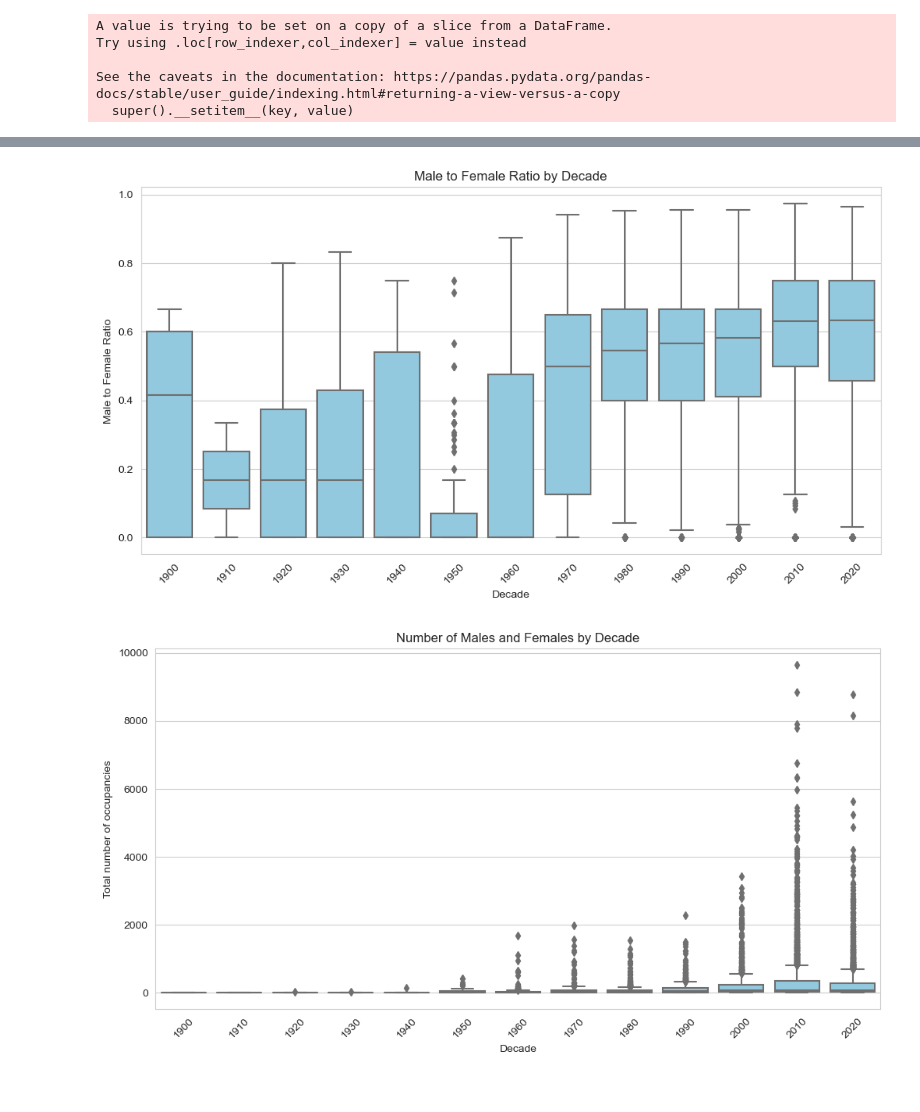
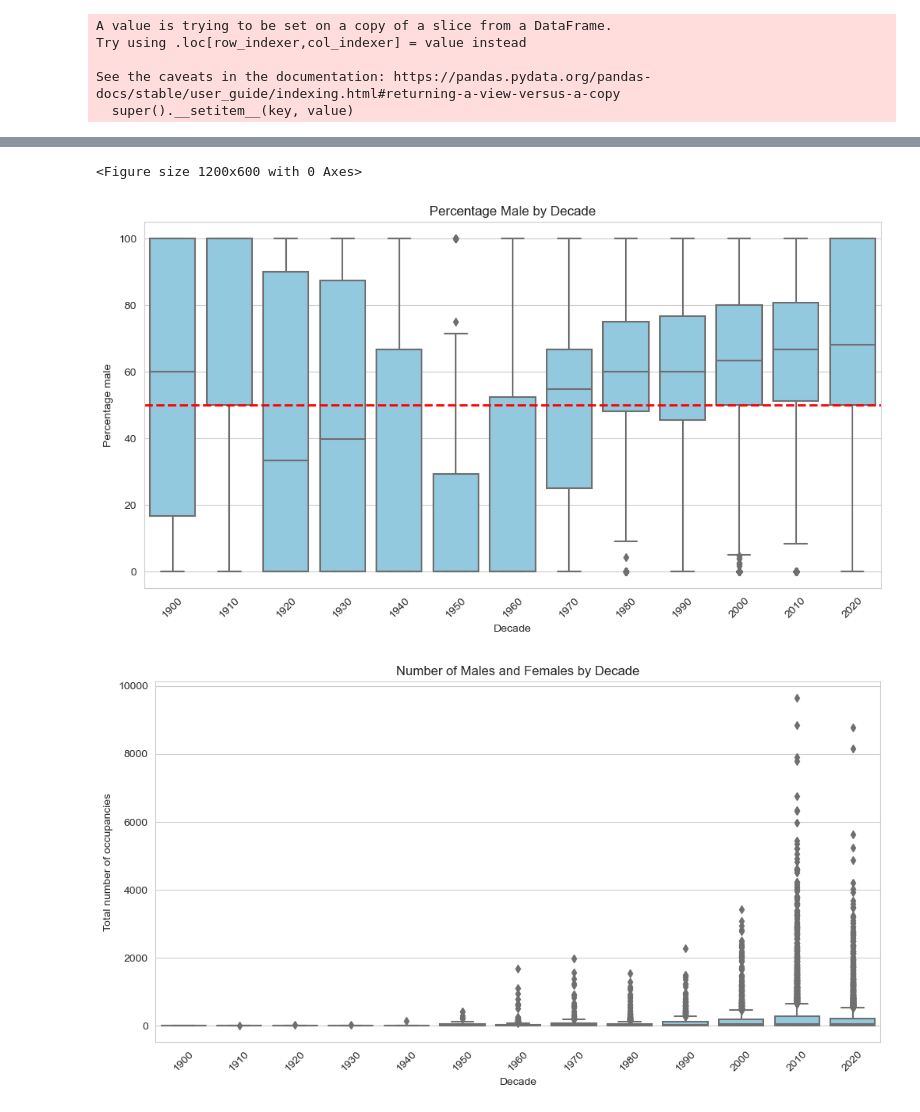
Before and after one commit to b-cubed-eu/hackathon-projects-2024, a Jupyter notebook: projects/12/ducksexcube.ipynb, the cells around one changed output, grey strips where cells are left out. Drawn from its saved outputs; the diff is of its cells as text; code cells hidden in the pictures.

```diff
--- a/projects/12/ducksexcube.ipynb
+++ b/projects/12/ducksexcube.ipynb
@@ -317,7 +317,11 @@ plt.show()
 filtered_gdf = filtered_gdf[(filtered_gdf['female_count'] > 1) | (filtered_gdf['male_count'] > 1)]
 # %%
 # Ensure there's no division by zero
-filtered_gdf['male_to_female_ratio'] = np.where(filtered_gdf['female_count'] > 0, filtered_gdf['male_count'] / (filtered_gdf['female_count'] + filtered_gdf['male_count']), np.nan)
+#filtered_gdf['male_to_female_ratio'] = np.where(filtered_gdf['female_count'] > 0, filtered_gdf['male_count'] / (filtered_gdf['female_count'] + filtered_gdf['male_count']), np.nan)
+#filtered_gdf['male_to_female_ratio'] = np.where(filtered_gdf['female_count'] > 0, (filtered_gdf['male_count'] / filtered_gdf['female_count'])*100, np.nan)
+
+
+filtered_gdf['percentage_male'] = np.where(filtered_gdf['female_count'] > -1, 100*(filtered_gdf['male_count'] / (filtered_gdf['female_count'] + filtered_gdf['male_count'])), np.nan)
 # %% [output]
 A value is trying to be set on a copy of a slice from a DataFrame.
 Try using .loc[row_indexer,col_indexer] = value instead
@@ -365,26 +371,34 @@ plt.show()
 # %%
 # Drop NaN values from your dataset
-filtered_gdf = filtered_gdf.dropna(subset=['decade', 'male_to_female_ratio'])
+filtered_gdf = filtered_gdf.dropna(subset=['decade', 'percentage_male'])
 
 # Also, ensure there are no infinite values
-filtered_gdf = filtered_gdf.replace([np.inf, -np.inf], np.nan).dropna(subset=['decade', 'male_to_female_ratio'])
+filtered_gdf = filtered_gdf.replace([np.inf, -np.inf], np.nan).dropna(subset=['decade', 'percentage_male'])
 # %%
 # Setting the aesthetic style of the plots
 sns.set_style("whitegrid")
 
 plt.figure(figsize=(12, 6))
+fig, ax = plt.subplots(figsize=(12, 6))
 
 # Create a box plot
-sns.boxplot(x='decade', y='male_to_female_ratio', data=filtered_gdf, color='skyblue')
+sns.boxplot(x='decade', y='percentage_male', data=filtered_gdf, color='skyblue', ax=ax)
 
-plt.title('Male to Female Ratio by Decade')
+# Set the y-axis to a logarithmic scale
+ax.set_yscale('linear')
+
+# Adding a dotted horizontal line at 50%
+ax.axhline(y=50, color='red', linestyle='--', linewidth=2, label='50% line')
+
+plt.title('Percentage Male by Decade')
 plt.xlabel('Decade')
-plt.ylabel('Male to Female Ratio')
+plt.ylabel('Percentage male')
 plt.xticks(rotation=45)  # Rotate the x-axis labels for better readability
 plt.savefig('ratiotimeseries.jpg', dpi=600, format='jpg')
 plt.show()
 # %% [output]
+<Figure size 1200x600 with 0 Axes>
-[figure, old version]
+[figure, new version]
 # %%
 # Setting the aesthetic style of the plots
 sns.set_style("whitegrid")
@@ -392,7 +406,7 @@ sns.set_style("whitegrid")
 plt.figure(figsize=(12, 6))
 
 # Set the y-axis to log scale
-ax.set_yscale('log')
+ax.set_yscale('linear')
 
 # Create a box plot
 sns.boxplot(x='decade', y='count', data=filtered_gdf, color='skyblue')
@@ -404,4 +418,4 @@ plt.xticks(rotation=45)  # Rotate the x-axis labels for better readability
 
 plt.show()
 # %% [output]
-[figure, old version]
+[figure, new version]
```
Also changed, not shown: parts of 22 cells of this notebook, 5 other files.
